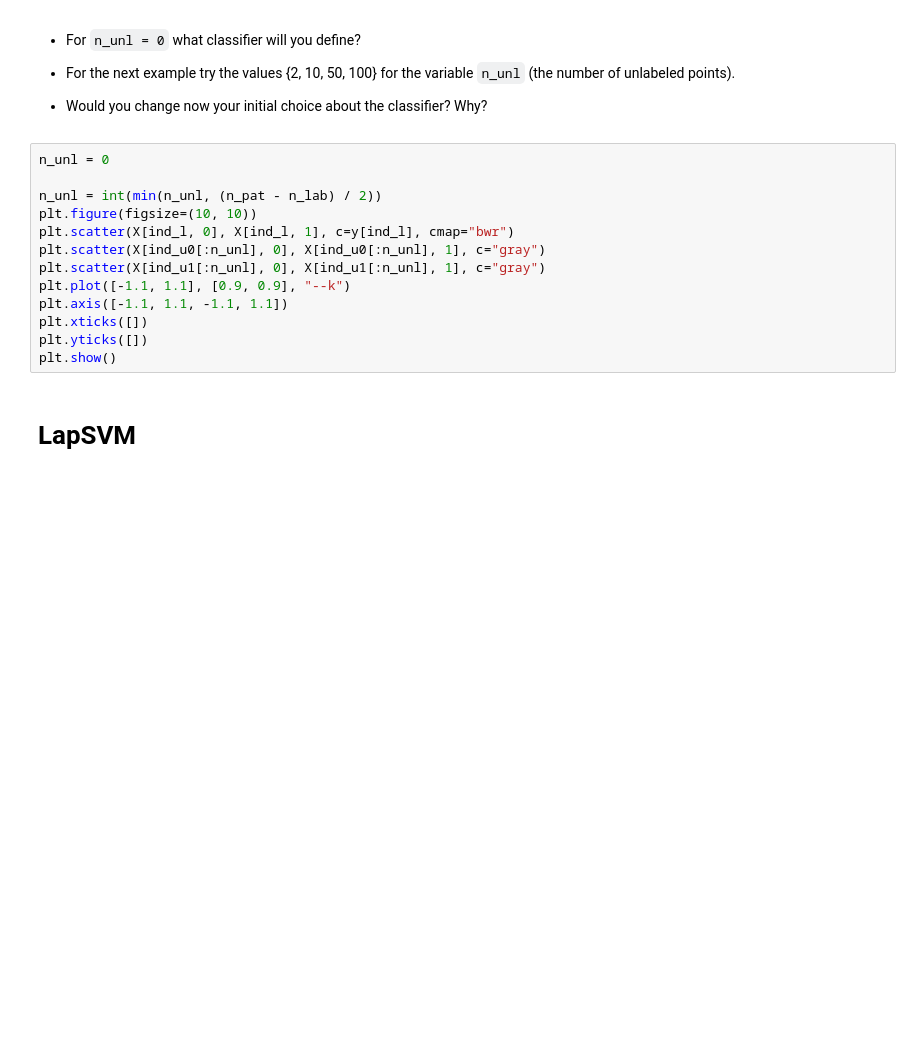
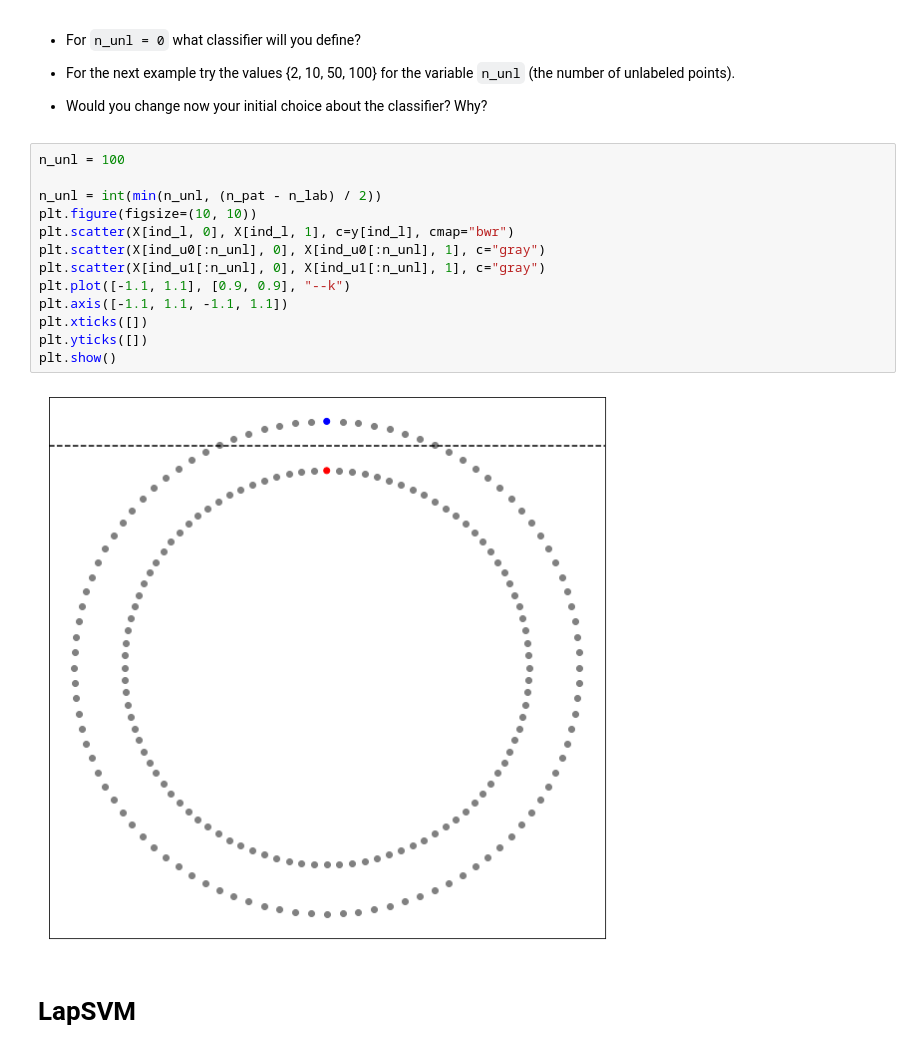
Before and after one commit to glorelvalle/g-mucd, a Jupyter notebook: mf/manifold learning/05-LapSVM.ipynb, the cells around one changed output. Cells and saved outputs as stored; diff of their text form; blank space fills up the shorter version.

```diff
--- a/mf/manifold learning/05-LapSVM.ipynb
+++ b/mf/manifold learning/05-LapSVM.ipynb
@@ -60,18 +60,20 @@ ind_u1 = np.where(np.logical_and(ind_u, y == 1))[0]
 
 </div>
 # %%
-n_unl = 0
+n_unl = 100
 
 n_unl = int(min(n_unl, (n_pat - n_lab) / 2))
 plt.figure(figsize=(10, 10))
 plt.scatter(X[ind_l, 0], X[ind_l, 1], c=y[ind_l], cmap="bwr")
 plt.scatter(X[ind_u0[:n_unl], 0], X[ind_u0[:n_unl], 1], c="gray")
 plt.scatter(X[ind_u1[:n_unl], 0], X[ind_u1[:n_unl], 1], c="gray")
 plt.plot([-1.1, 1.1], [0.9, 0.9], "--k")
 plt.axis([-1.1, 1.1, -1.1, 1.1])
 plt.xticks([])
 plt.yticks([])
 plt.show()
+# %% [output]
+[figure, added]
 # %% [markdown]
 # LapSVM
 # %% [markdown]
```
Also changed, not shown: parts of 1 cell of this notebook, 9 other files.
